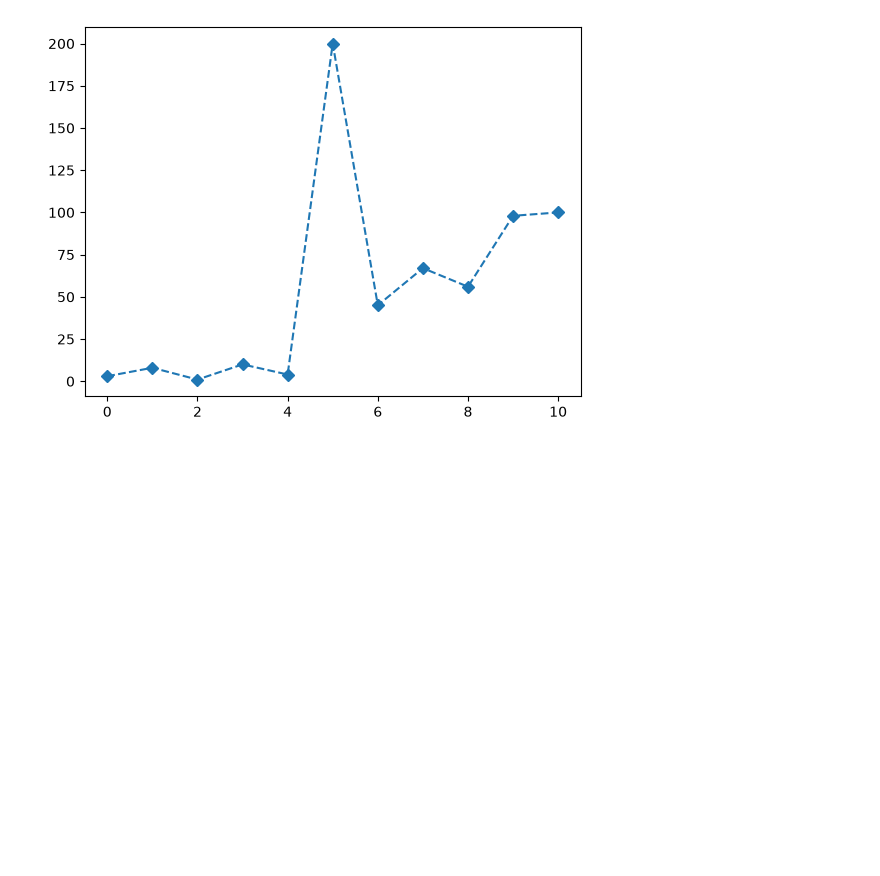
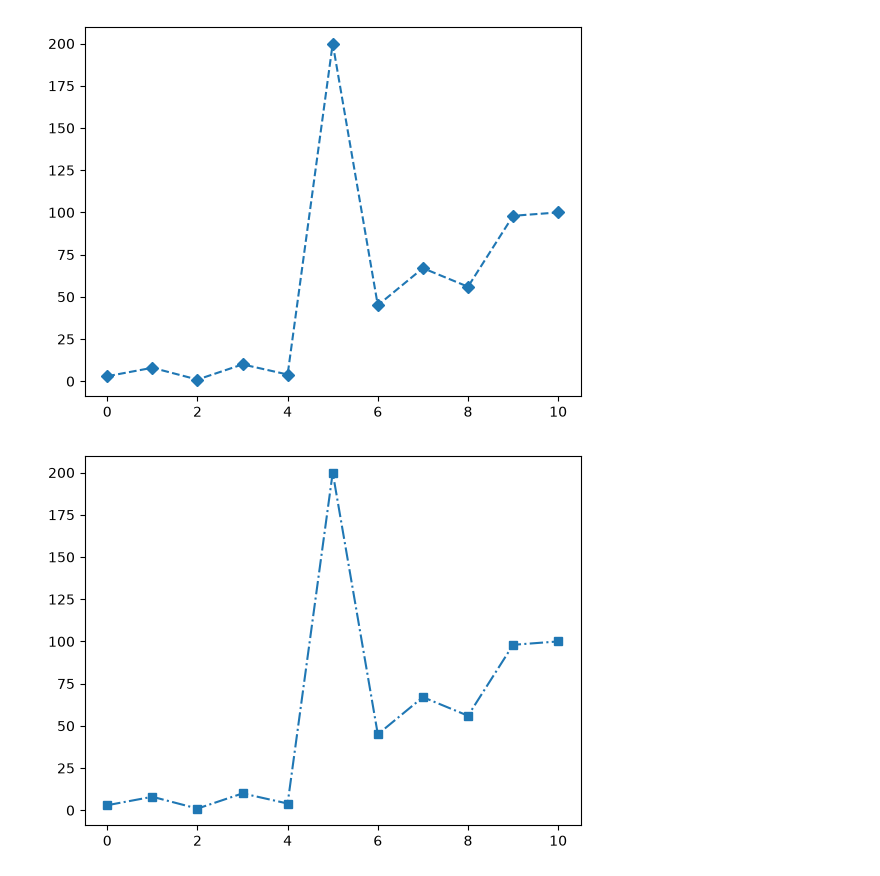
Before and after one commit to courjimen/R_GLAB_386.5.1, a Jupyter notebook: R_GLAB_386.5.1_LineCharts.ipynb, the cells around one changed output. Cells and saved outputs as stored; diff of their text form; code cells hidden in the pictures; blank space fills up the shorter version.

Commit message:
used object oriented plot (dashed dot square marker)

```diff
--- a/R_GLAB_386.5.1_LineCharts.ipynb
+++ b/R_GLAB_386.5.1_LineCharts.ipynb
@@ -35,3 +35,11 @@ plt.plot(y, linestyle='--', marker='D') # when you only plot y variable it uses
 plt.show()
 # %% [output]
 [figure]
+# %%
+#using the opposite approach create dashdot line and square markers
+fig, ax = plt.subplots()
+
+ax.plot(y, linestyle='-.', marker='s')
+plt.show()
+# %% [output]
+[figure, added]
```
